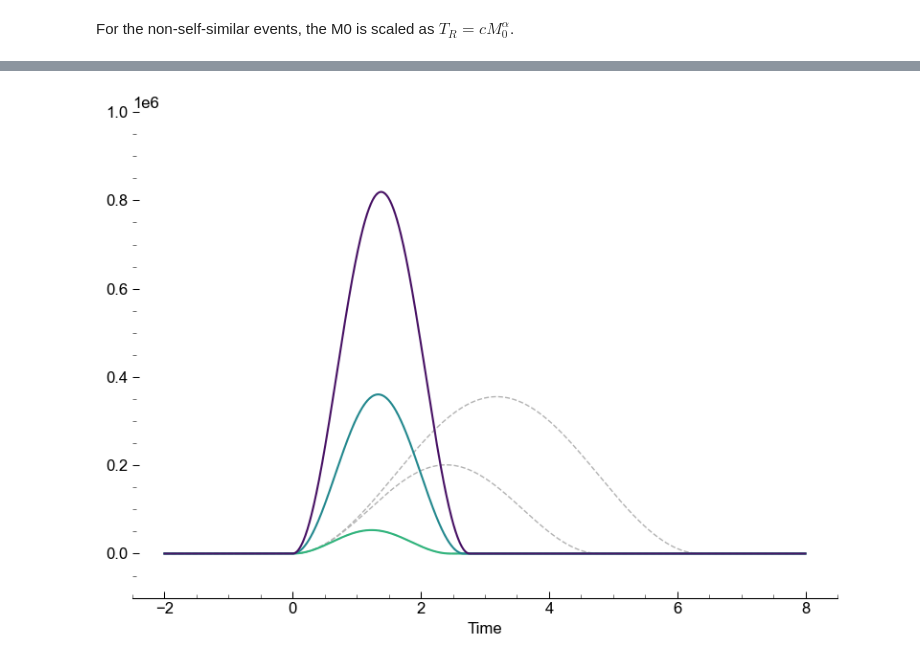
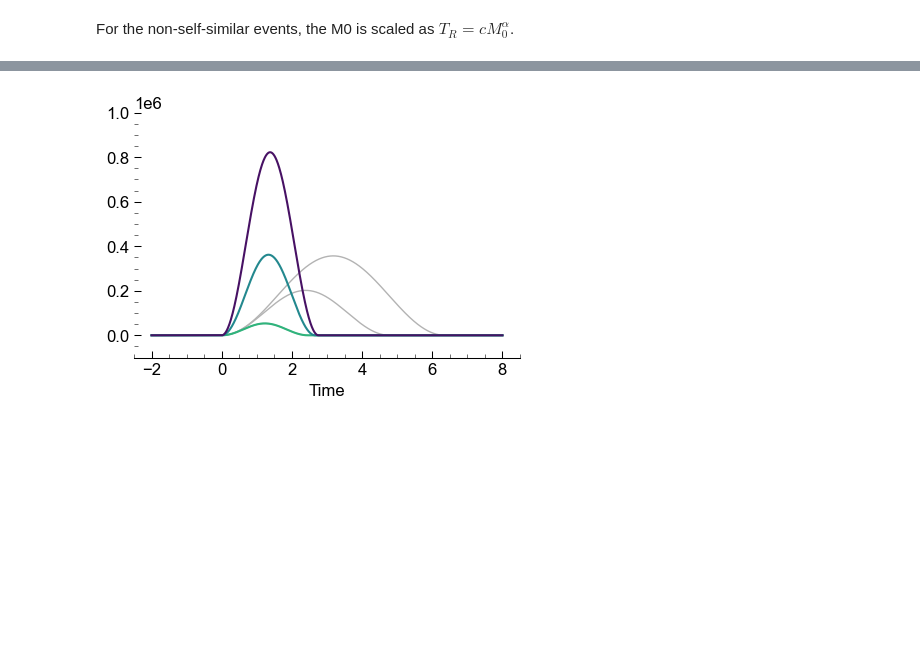
Before and after one commit to kura-okubo/4mNonSelfSim_Paper, a Jupyter notebook: Others/Fig1_introduction/Fig1a_nonselfsimilar_schematic/01_nonselfsimilar_schematic.ipynb, the cells around one changed output, grey strips where cells are left out. Saved outputs shown, nothing was run; the diff lists cells and outputs as text; code cells hidden in the pictures; blank space fills up the shorter version.

```diff
--- a/Others/Fig1_introduction/Fig1a_nonselfsimilar_schematic/01_nonselfsimilar_schematic.ipynb
+++ b/Others/Fig1_introduction/Fig1a_nonselfsimilar_schematic/01_nonselfsimilar_schematic.ipynb
@@ -262,31 +262,31 @@ Tw_try_nonsim
 # %%
-fig, ax = plt.subplots(1, 1, figsize = (8, 6))
+fig, ax = plt.subplots(1, 1, figsize = (4.5, 3.375))
 
 troll = 2e-6 # roll the trace to insert zero before the onset of STF
 nroll = int(np.round(troll/dt))
 
 # amplify the self-similar STF for ease of visualization
 selfsim_ampnorm = 1.0 #1.5 # update: use 1.0 to represent the same M0
 
 for i in range(N_M0):
 
     tr_cos = stf_cosine(tvec, Tw_try[i], M0_try[i])
     tr_kupper = stf_kupper(tvec, Tw_try[i], M0_try[i])
 
     tr_cos_nonselfsim = stf_cosine(tvec, Tw_try_nonsim[i], M0_try_nonsim[i])
     # tr_kupper_nonselfsim = stf_kupper(tvec, Tw_try_nonsim[i], M0_try_nonsim[i])
 
-    ax.plot((tvec-troll) * 1e6, selfsim_ampnorm * np.roll(tr_cos, nroll), "--", c=[0.7, 0.7, 0.7], lw=1, zorder=-4)
-    ax.plot((tvec-troll) * 1e6, np.roll(tr_cos_nonselfsim, nroll), "-", c=lc_dict[f"fb03-{expr_id:03d}__{gougeevent_ids[i]:04d}"]) #c=cmap(c_norm(i+skipcolor)), zorder=1)
+    ax.plot((tvec-troll) * 1e6, selfsim_ampnorm * np.roll(tr_cos, nroll), "-", c=[0.7, 0.7, 0.7], lw=1, zorder=-4)
+    ax.plot((tvec-troll) * 1e6, np.roll(tr_cos_nonselfsim, nroll), "-", c=lc_dict[f"fb03-{expr_id:03d}__{gougeevent_ids[i]:04d}"], zorder=1) #c=cmap(c_norm(i+skipcolor)), zorder=1)
 
 ax.set_xlabel("Time")
 # ax.get_yaxis().set_visible(False)
 ax.set_ylim([-1e5, 1e6])
 ax.spines[['left', 'right', 'top']].set_visible(False)
 
 fig.tight_layout()
 
 plt.savefig("./schematic_nonselfsimilar.eps",)
 plt.savefig("./schematic_nonselfsimilar.png", dpi=70)
 # %% [output]
-[figure, old version]
+[figure, new version]
```
Also changed, not shown: parts of 8 cells of this notebook, 2 other files.
